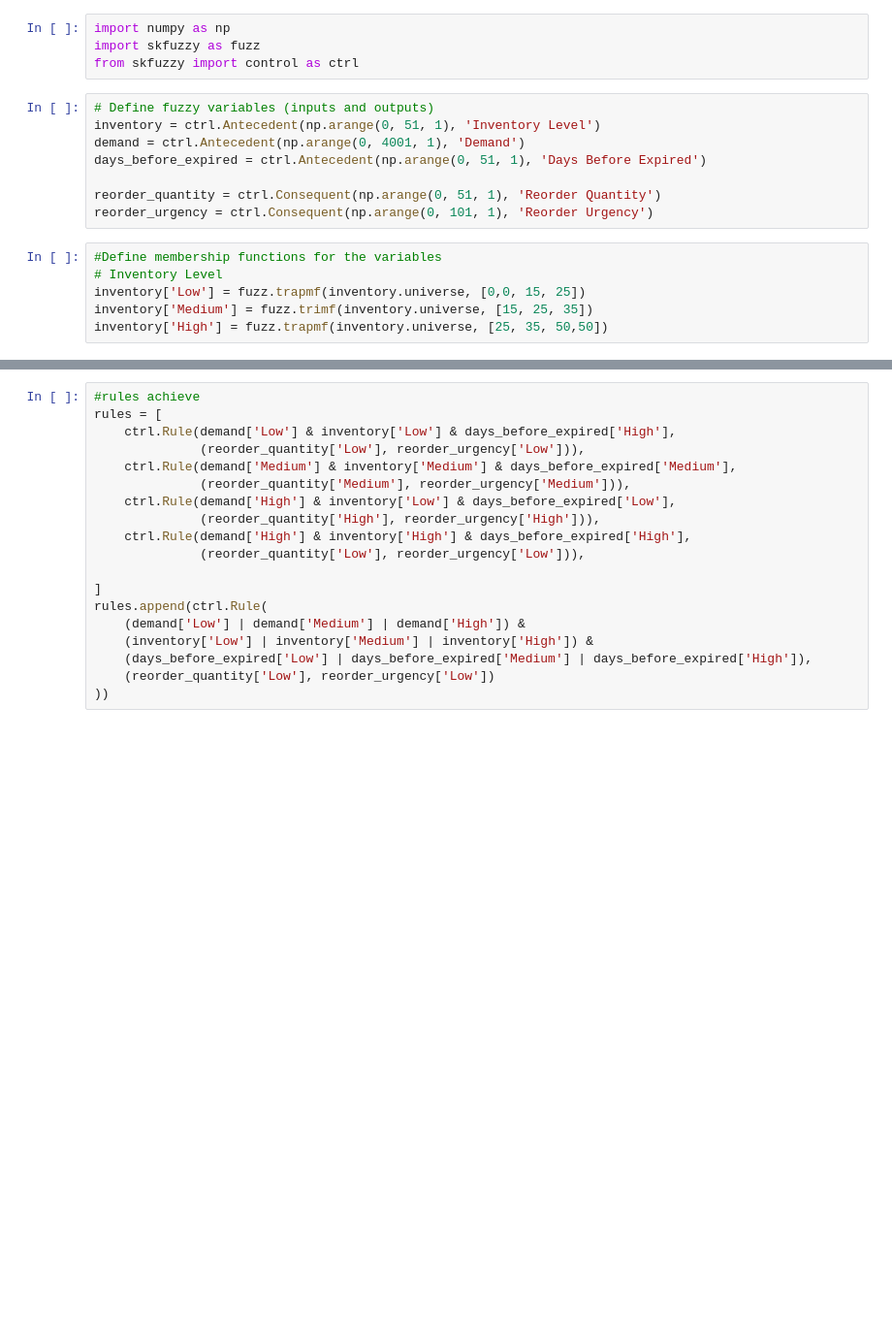
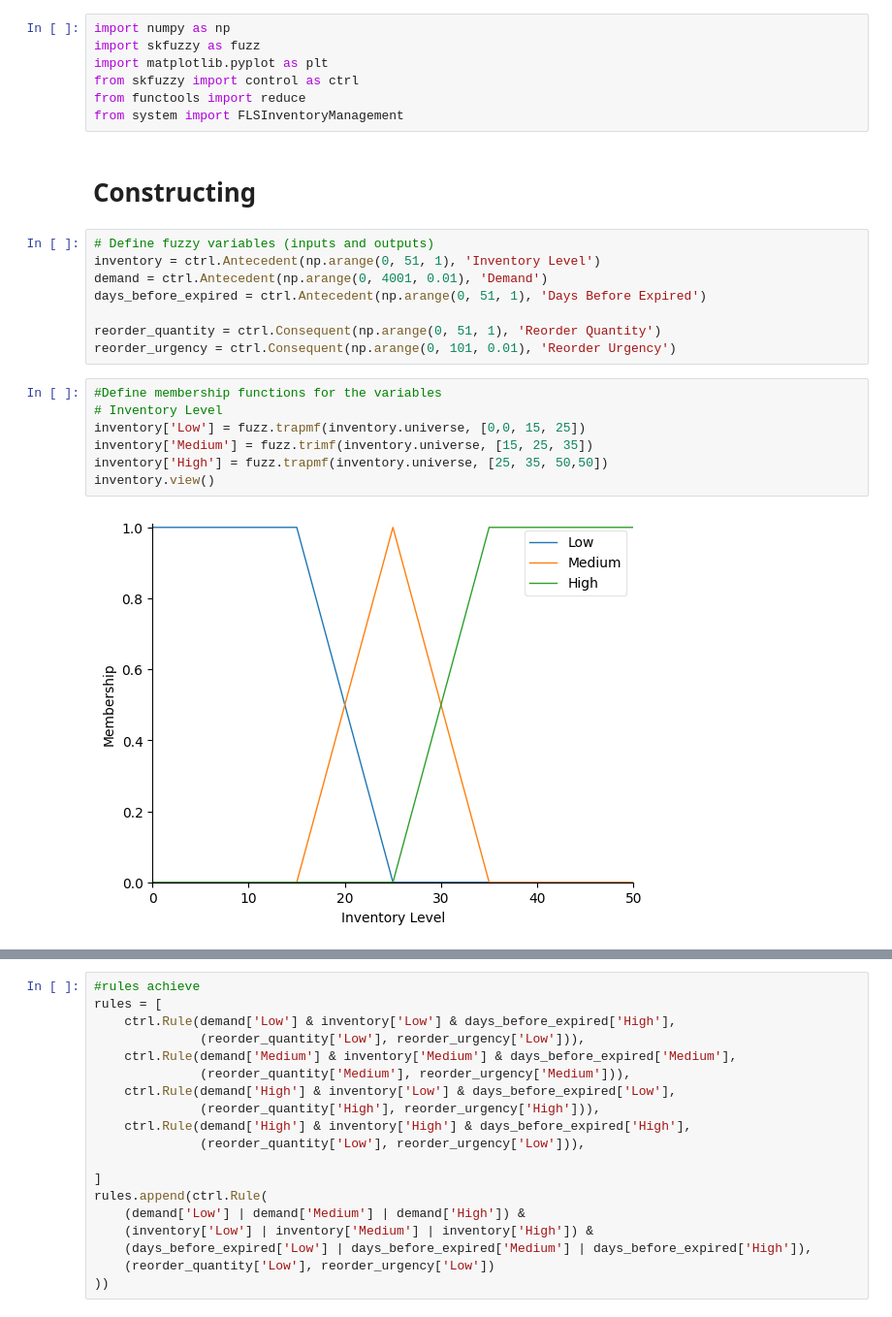
Before and after one commit to IKRAMJAAFAR/Kamaraka, a Jupyter notebook: Fuzzy_Logic_Gp-checkpoint.ipynb, the cells around one changed output, grey strips where cells are left out. Shown at 97% size. Drawn from its saved outputs; the diff is of its cells as text; blank space fills up the shorter version.

Commit message:
Changing and Creating The System

```diff
--- a/Fuzzy_Logic_Gp-checkpoint.ipynb
+++ b/Fuzzy_Logic_Gp-checkpoint.ipynb
@@ -5,21 +5,29 @@ Requirement already satisfied: scikit-fuzzy in c:\users\s2190\anaconda3\lib\site
 # %%
 import numpy as np
 import skfuzzy as fuzz
+import matplotlib.pyplot as plt
 from skfuzzy import control as ctrl
+from functools import reduce
+from system import FLSInventoryManagement
+# %% [markdown]
+# Constructing
 # %%
 # Define fuzzy variables (inputs and outputs)
 inventory = ctrl.Antecedent(np.arange(0, 51, 1), 'Inventory Level')
-demand = ctrl.Antecedent(np.arange(0, 4001, 1), 'Demand')
+demand = ctrl.Antecedent(np.arange(0, 4001, 0.01), 'Demand')
 days_before_expired = ctrl.Antecedent(np.arange(0, 51, 1), 'Days Before Expired')
 
 reorder_quantity = ctrl.Consequent(np.arange(0, 51, 1), 'Reorder Quantity')
-reorder_urgency = ctrl.Consequent(np.arange(0, 101, 1), 'Reorder Urgency')
+reorder_urgency = ctrl.Consequent(np.arange(0, 101, 0.01), 'Reorder Urgency')
 # %%
 #Define membership functions for the variables
 # Inventory Level
 inventory['Low'] = fuzz.trapmf(inventory.universe, [0,0, 15, 25])
 inventory['Medium'] = fuzz.trimf(inventory.universe, [15, 25, 35])
 inventory['High'] = fuzz.trapmf(inventory.universe, [25, 35, 50,50])
+inventory.view()
+# %% [output]
+[figure, added]
 # %%
 # Demand
 
```
Also changed, not shown: parts of 28 cells of this notebook, 3 other files.
